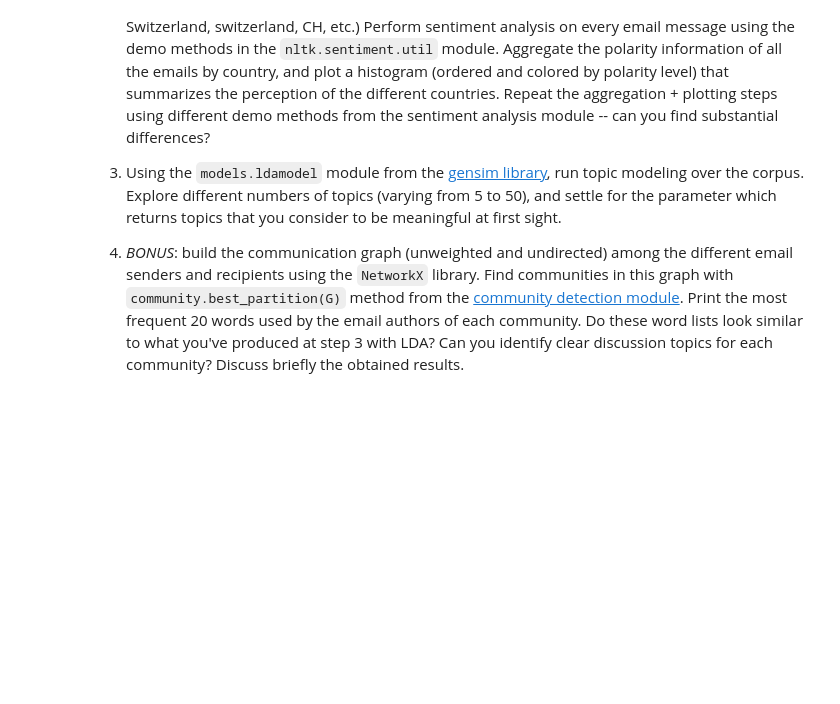
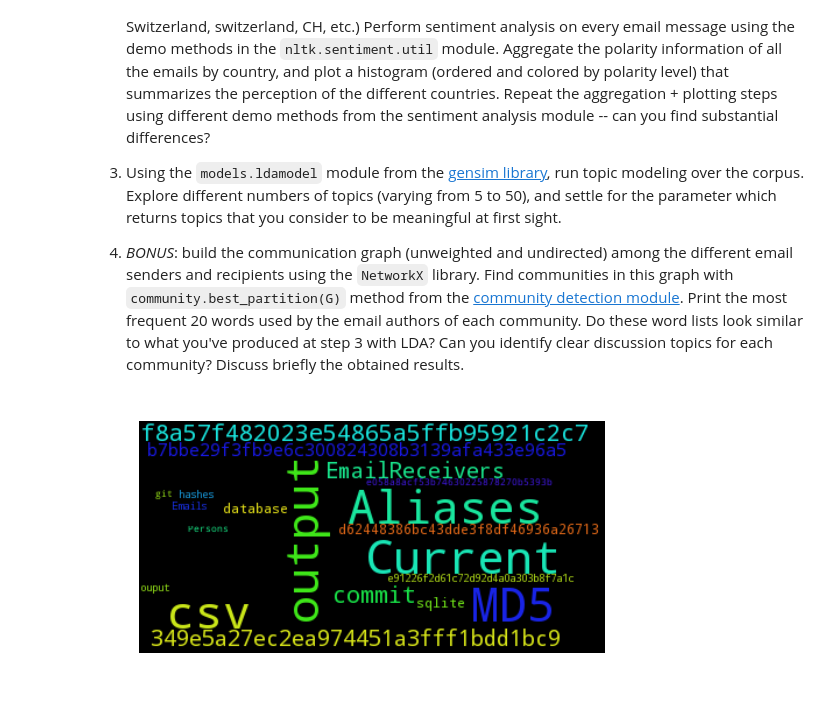
Before and after one commit to agpmilli/adaepfl, a Jupyter notebook: Homework/05 - Taming Text/TamingText.ipynb, the cells around one changed output. Drawn from its saved outputs; the diff is of its cells as text; code cells hidden in the pictures; blank space fills up the shorter version.

```diff
--- a/Homework/05 - Taming Text/TamingText.ipynb
+++ b/Homework/05 - Taming Text/TamingText.ipynb
@@ -40,0 +51,9 @@ Can you identify clear discussion topics for each community? Discuss briefly the
+# %%
+text = open('hillary-clinton-emails/hashes.txt', 'r').read()
+wordcloud = WordCloud(max_font_size=40).generate(text)
+plt.figure()
+plt.imshow(wordcloud)
+plt.axis("off")
+plt.show()
+# %% [output]
+[figure, added]
```
Also changed, not shown: parts of 1 cell of this notebook, 1 other file.
